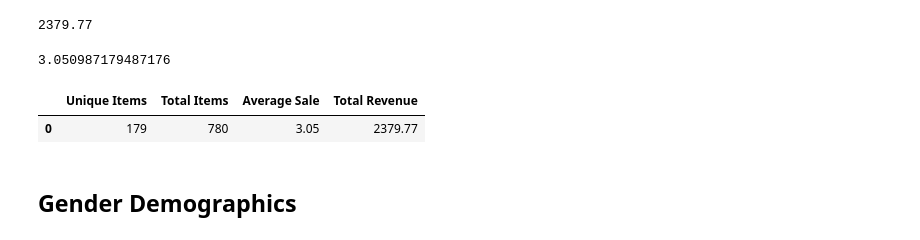
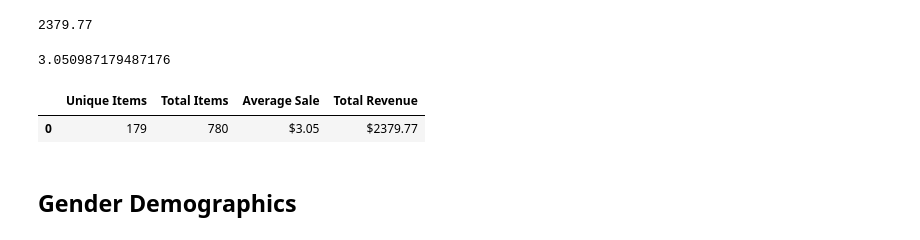
Before and after one commit to pasco27/pandas_homework, a Jupyter notebook: HerosOfPymoli/HeroesOfPymoli_starter.ipynb, the cells around one changed output. Cells and saved outputs as stored; diff of their text form; code cells hidden in the pictures.

```diff
--- a/HerosOfPymoli/HeroesOfPymoli_starter.ipynb
+++ b/HerosOfPymoli/HeroesOfPymoli_starter.ipynb
@@ -153,6 +155,9 @@ no_unique_itemName = len(unique_itemName)
 no_unique_itemName
 # %% [output]
 179
+# %%
+# we know the total count from before
+no_purchases = purchase_data["Purchase ID"].count()
 # %%
 # Data matches
 
@@ -170,14 +175,14 @@ average_price
 # %%
 # Create a Display Table...
 # purchasing_summary_items =
-summary_purchased_items = pd.DataFrame({"Unique Items":[179],
-                                        "Total Items":[780],
-                                        "Average Sale":[3.05],
-                                        "Total Revenue": [2379.77]})
+summary_purchased_items = pd.DataFrame({"Unique Items":[no_unique_itemID],
+                                        "Total Items":[no_purchases],
+                                        "Average Sale":[f"${round(average_price,2)}"],
+                                        "Total Revenue":[f"${(total_sales)}"]})
 summary_purchased_items
 # %% [output]
 |  | Unique Items | Total Items | Average Sale | Total Revenue |
-| 0 | 179 | 780 | 3.05 | 2379.77 |
+| 0 | 179 | 780 | $3.05 | $2379.77 |
 # %% [markdown]
 ## Gender Demographics
 # %% [markdown]
```
Also changed, not shown: parts of 14 cells of this notebook.
